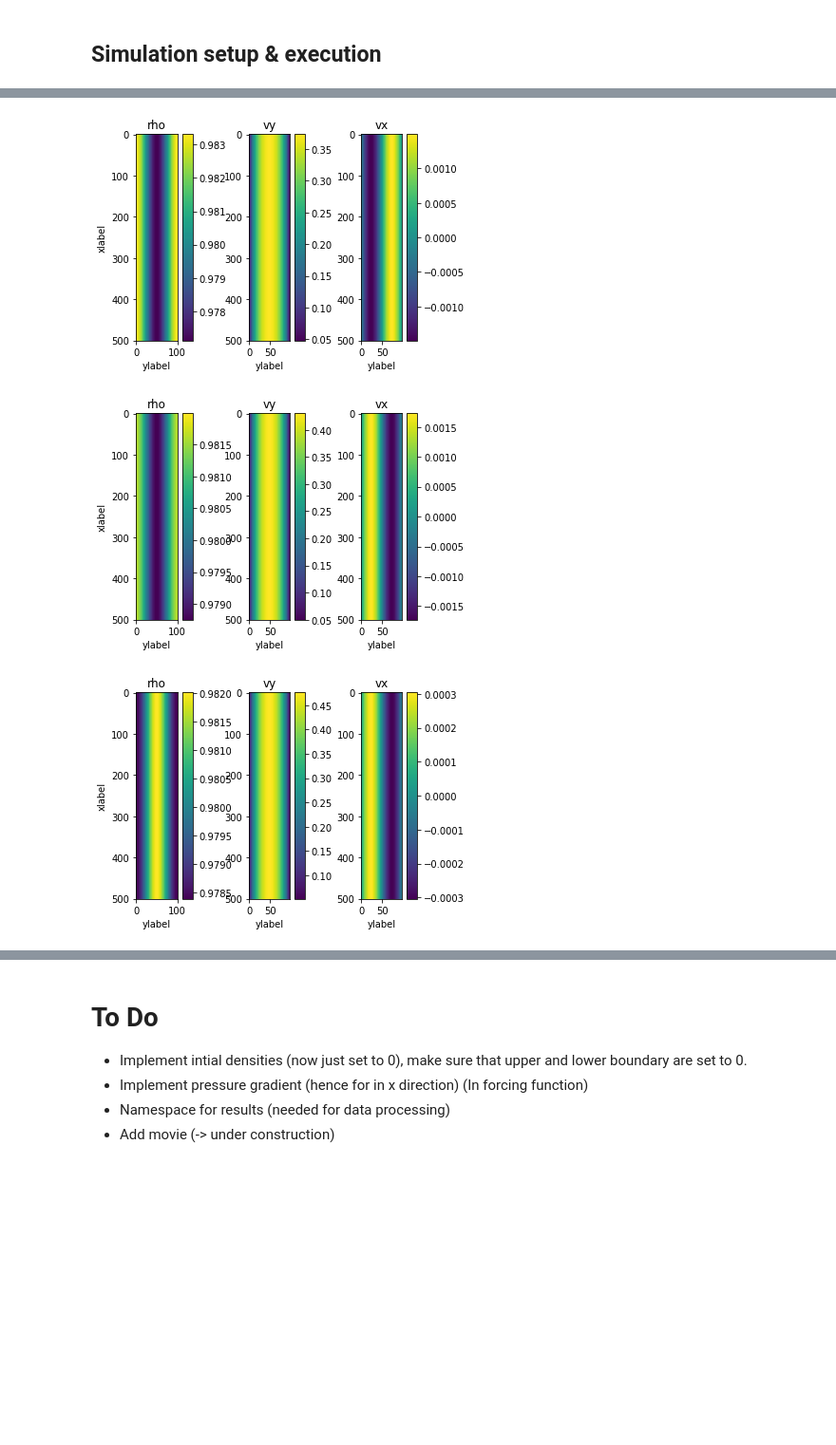
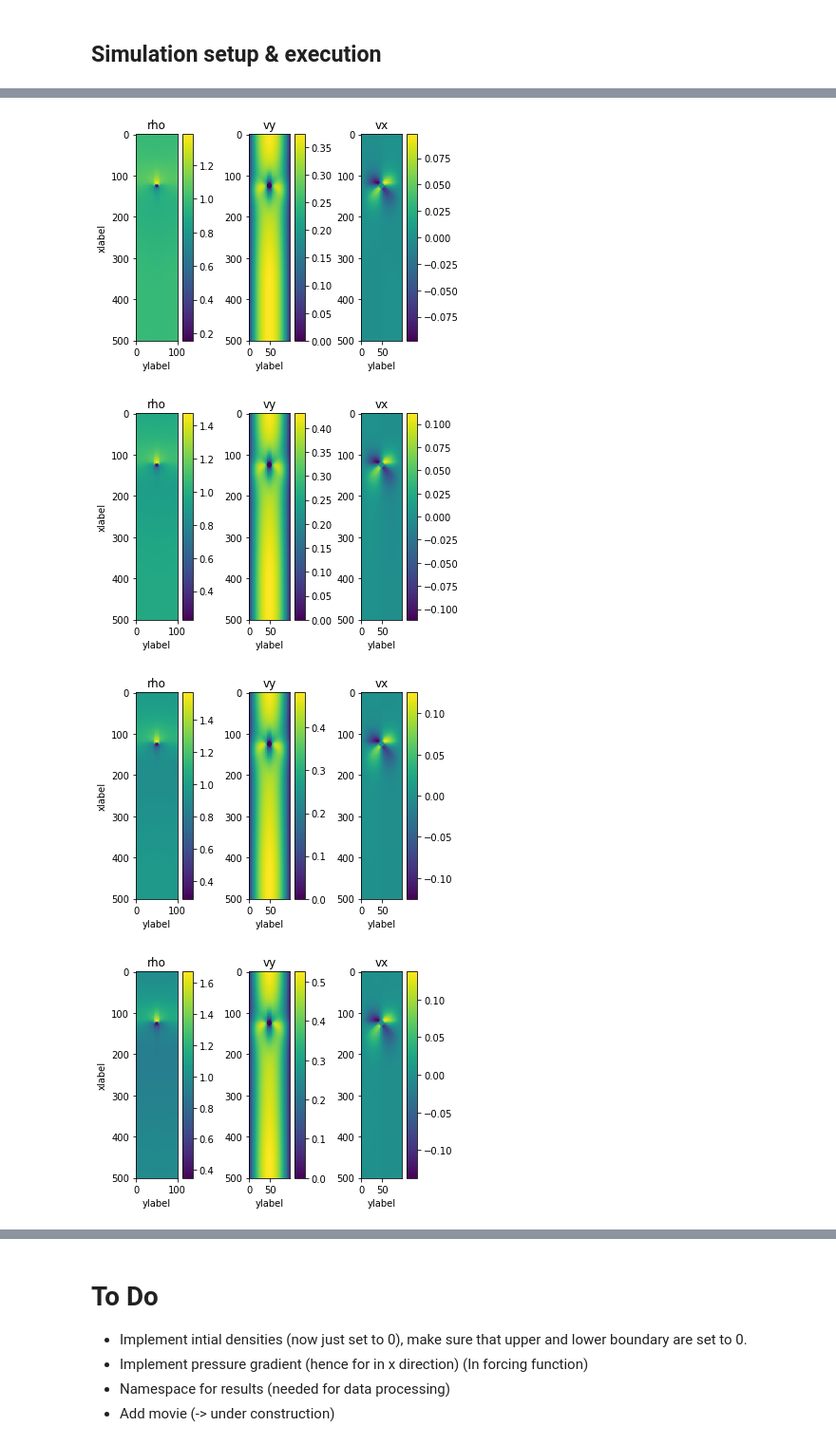
Before and after one commit to VHeusinkveld/CP3-lattice-boltzmann_model, a Jupyter notebook: Excecute_simulation.ipynb, the cells around one changed output, grey strips where cells are left out. Shown at 95% size. Drawn from its saved outputs; the diff is of its cells as text; code cells hidden in the pictures; blank space fills up the shorter version.

```diff
--- a/Excecute_simulation.ipynb
+++ b/Excecute_simulation.ipynb
@@ -17,14 +17,14 @@ sim = SimpleNamespace()
 sim.L, sim.W = 500, 100
 sim.m = 1
 sim.P = 1
-sim.epsilon = 0.001
+sim.epsilon = 0#0.001
 sim.max_iterations = 500
 sim.plot_iteration = 50
 sim.nu = 2
 sim.dv = 0.01
 
 # Square obstruction
-sim.obs = False # Bool
+sim.obs = 'cylinder' # obstruction type (square, cylinder) or 'False'
 sim.L_ratio = 1/30  # Length of the object wrt length of the system
 sim.W_ratio = 1/10 # Width of the object wrt length of the system
 
@@ -34,7 +34,7 @@ sim = constants(sim)
 # Actual simulation
 par = boltzmann_sim(sim)
 
-Reynolds_pipe, Reynolds_obs = Reynolds(sim, par)
+#Reynolds_pipe, Reynolds_obs = Reynolds(sim, par)
 
 end_time = tm.time()
 total_time = end_time - start_time
@@ -48,3 +48,4 @@ print('Total run time =', total_time)
-[figure, old version]
+[figure, new version]
-[figure, old version]
+[figure, new version]
-[figure, old version]
+[figure, new version]
+[figure, added]
```
Also changed, not shown: parts of 28 cells of this notebook, 4 other files.
